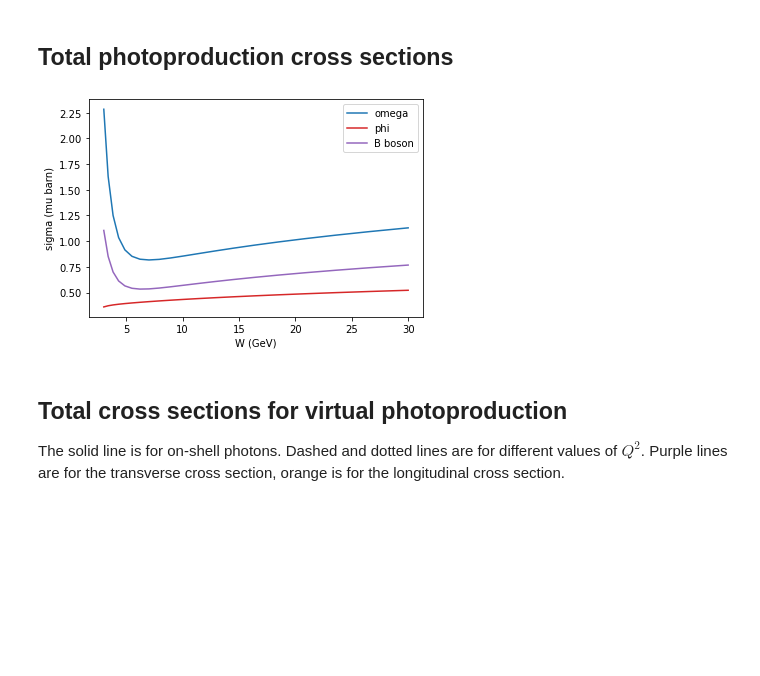
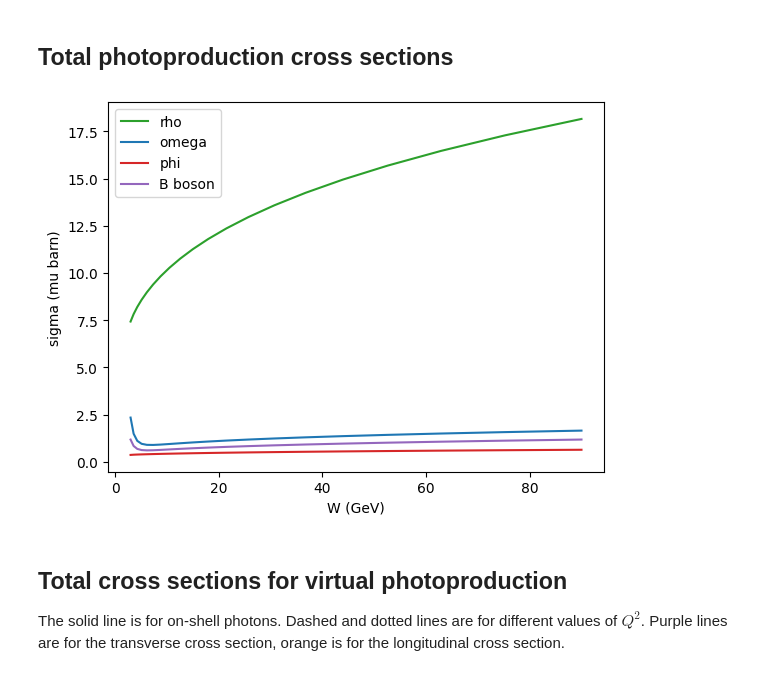
Before and after one commit to dark-physics/baryonic-dark-forces, a Jupyter notebook: Tutorial.ipynb, the cells around one changed output. Cells and saved outputs as stored; diff of their text form; code cells hidden in the pictures; blank space fills up the shorter version.

```diff
--- a/Tutorial.ipynb
+++ b/Tutorial.ipynb
@@ -13,8 +13,7 @@ import matplotlib.pyplot as plt
 # Import code
 from photoproductionmodel import *
 
-# Import model parameters (1000 realizations)
-chain = np.load("chain.npy")
+params = default_params
 # %% [markdown]
 ## Differential cross sections
 
@@ -24,23 +23,21 @@ t = np.linspace(-1,0,num=200)
 W = 5 # center-of-mass energy
 mB = 0.6 # B-boson mass
 
-# Take one parameter point (last one)
-params = chain[-1]
-
-m = model(params)
-
 # Solid lines are total cross section
-plt.plot(-t,m.dsig_dt_omega(W,t,params),label='omega',color='tab:blue')
-plt.plot(-t,m.dsig_dt_phi(W,t,params),label='phi',color='tab:red')
-plt.plot(-t,m.dsig_dt_B(W,t,params,mB),label='B boson',color='tab:purple')
+plt.plot(-t,dsig_dt_rho(W,t,params),label='rho',color='tab:green')
+plt.plot(-t,dsig_dt_omega(W,t,params),label='omega',color='tab:blue')
+plt.plot(-t,dsig_dt_phi(W,t,params),label='phi',color='tab:red')
+plt.plot(-t,dsig_dt_B(W,t,params,mB),label='B boson',color='tab:purple')
 
 # Dashed lines are positive-parity cross section (Pomeron-exchange)
-plt.plot(-t,m.dsig_dt_omega_plus(W,t,params),color='tab:blue',linestyle='--')
-plt.plot(-t,m.dsig_dt_phi_plus(W,t,params),color='tab:red',linestyle='--')
-plt.plot(-t,m.dsig_dt_B_plus(W,t,params,mB),color='tab:purple',linestyle='--')
+plt.plot(-t,dsig_dt_rho_plus(W,t,params),color='tab:green',linestyle='--')
+plt.plot(-t,dsig_dt_omega_plus(W,t,params),color='tab:blue',linestyle='--')
+plt.plot(-t,dsig_dt_phi_plus(W,t,params),color='tab:red',linestyle='--')
+plt.plot(-t,dsig_dt_B_plus(W,t,params,mB),color='tab:purple',linestyle='--')
 
 # Dash-dotted lines are negative-parity cross section (pseudoscalar-exchange)
-plt.plot(-t,m.dsig_dt_omega_minus(W,t,params),color='tab:blue',linestyle='-.')
+plt.plot(-t,dsig_dt_rho_minus(W,t,params),color='tab:green',linestyle='-.')
+plt.plot(-t,dsig_dt_omega_minus(W,t,params),color='tab:blue',linestyle='-.')
 plt.plot(-t,dsig_dt_phi_minus(W,t,params),color='tab:red',linestyle='-.')
 plt.plot(-t,dsig_dt_B_minus(W,t,params,mB),color='tab:purple',linestyle='-.')
 
@@ -49,7 +46,7 @@ plt.xlabel('-t (GeV^2)')
 plt.ylabel('dsig/dt (mu barn/GeV^2)')
 
 plt.xlim([0,1])
-plt.ylim([1e-4,20])
+plt.ylim([1e-4,200])
 
 plt.legend()
 plt.show()
@@ -59,20 +63,20 @@ plt.show()
 costh = np.linspace(-1,1,num=200)
 W = 5
 
-# Take one parameter point (last one)
-params = chain[-1]
-
 # Solid lines are total cross section
+plt.plot(costh,dsig_dcosth_rho(W,costh,params),label='rho',color='tab:green')
 plt.plot(costh,dsig_dcosth_omega(W,costh,params),label='omega',color='tab:blue')
 plt.plot(costh,dsig_dcosth_phi(W,costh,params),label='phi',color='tab:red')
 plt.plot(costh,dsig_dcosth_B(W,costh,params,mB),label='B boson',color='tab:purple')
 
 # Dashed lines are positive-parity cross section (Pomeron-exchange)
+plt.plot(costh,dsig_dcosth_rho_plus(W,costh,params),color='tab:green',linestyle='--')
 plt.plot(costh,dsig_dcosth_omega_plus(W,costh,params),color='tab:blue',linestyle='--')
 plt.plot(costh,dsig_dcosth_phi_plus(W,costh,params),color='tab:red',linestyle='--')
 plt.plot(costh,dsig_dcosth_B_plus(W,costh,params,mB),color='tab:purple',linestyle='--')
 
 # Dash-dotted lines are negative-parity cross section (pseudoscalar-exchange)
+plt.plot(costh,dsig_dcosth_rho_minus(W,costh,params),color='tab:green',linestyle='-.')
 plt.plot(costh,dsig_dcosth_omega_minus(W,costh,params),color='tab:blue',linestyle='-.')
 plt.plot(costh,dsig_dcosth_phi_minus(W,costh,params),color='tab:red',linestyle='-.')
 plt.plot(costh,dsig_dcosth_B_minus(W,costh,params,mB),color='tab:purple',linestyle='-.')
@@ -96,9 +100,6 @@ The solid line is for on-shell photons. Dashed and dotted lines are for differen
 t = np.linspace(-1,0,num=200)
 W = 5 # center-of-mass energy
 mB = 0.6 # B-boson mass
-
-# Take one parameter point (last one)
-params = chain[-1]
 
 plt.plot(-t,dsig_dt_B(W,t,params,mB),label='0',color='tab:purple')
 
@@ -129,20 +130,21 @@ plt.show()
 # %% [markdown]
 ## Total photoproduction cross sections
 # %%
-W = np.geomspace(3,30,num=20)
+W = np.geomspace(3,90,num=20)
 mB = 0.6
 
+plt.plot(W,sig_rho(W,params),label='rho',color='tab:green')
 plt.plot(W,sig_omega(W,params),label='omega',color='tab:blue')
 plt.plot(W,sig_phi(W,params),label='phi',color='tab:red')
 plt.plot(W,sig_B(W,mB,params),label='B boson',color='tab:purple')
 
 plt.xlabel('W (GeV)')
 plt.ylabel('sigma (mu barn)')
 
 plt.legend()
 plt.show()
 # %% [output]
-[figure, old version]
+[figure, new version]
 # %% [markdown]
 ## Total cross sections for virtual photoproduction
 
```
Also changed, not shown: parts of 6 cells of this notebook, 1 other file.
